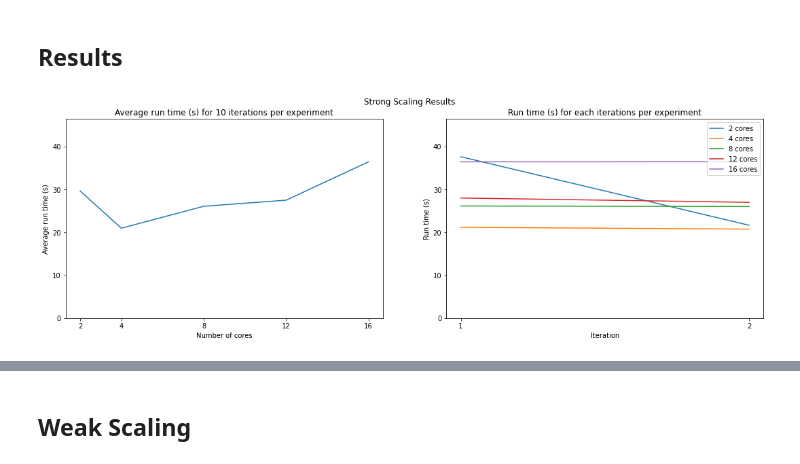
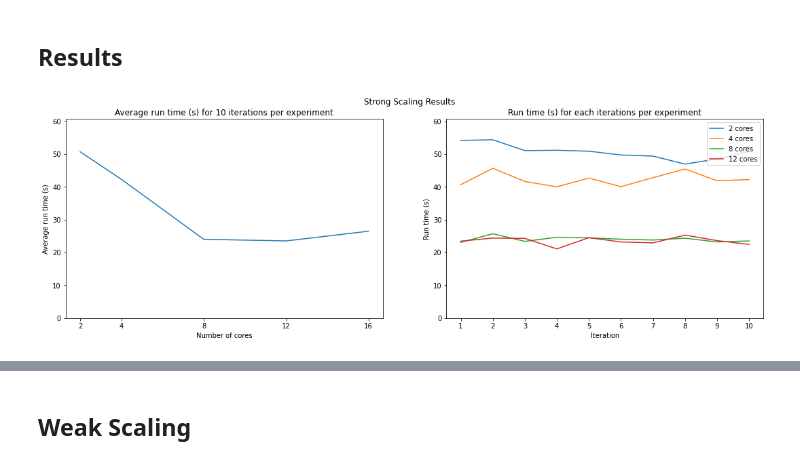
Before and after one commit to manelpk/DE1_Project, a Jupyter notebook: g16_experiments.ipynb, the cells around one changed output, grey strips where cells are left out. Saved outputs shown, nothing was run; the diff lists cells and outputs as text; code cells hidden in the pictures.

```diff
--- a/g16_experiments.ipynb
+++ b/g16_experiments.ipynb
@@ -17,8 +17,9 @@ def runExperiment(inputUri, outputUri, appName, numCores):
             .builder\
             .master('spark://192.168.2.25:7077') \
             .appName(appName)\
-            .config('spark.dynamicAllocation.enabled', True)\
-            .config('spark.dynamicAllocation.shuffleTracking.enabled',True)\
+            .config("spark.executor.cores", 2)\
+            .config("spark.executor.memory", "2g")\
+            .config("spark.executor.instances", 8)\
             .config('spark.shuffle.service.enabled', False)\
             .config('spark.dynamicAllocation.executorIdleTimeout','30s')\
             .config('spark.cores.max', numCores)\
@@ -28,7 +29,8 @@ def runExperiment(inputUri, outputUri, appName, numCores):
             .config('spark.mongodb.output.uri', outputUri)\
             .config('spark.jars.packages','org.mongodb.spark:mongo-spark-connector_2.12:2.4.2')\
             .getOrCreate()
-
+            # .config('spark.dynamicAllocation.enabled', True)\
+            # .config('spark.dynamicAllocation.shuffleTracking.enabled',True)\
     t = time.time()
     df = sparkSession.read.format('com.mongodb.spark.sql.DefaultSource').load()
     df = df.select('_id','year','loudness','tempo','artist_hotttnesss','beats_confidence','duration','artist_latitude','artist_longitude','key_confidence')
@@ -120,6 +132,7 @@ inputUri = 'mongodb://127.0.0.1/million_songs.songsOHalfM'
 outputUri = 'mongodb://127.0.0.1/million_songs.songsOHalfM'
 appName = '16 cores'
 numCores = 16
+numIterations = 1
 
 resultsStrong16 = [runExperiment(inputUri, outputUri, appName, numCores) for i in range(numIterations)]
 avgStrong16 = np.mean(resultsStrong16)
@@ -137,32 +148,32 @@ def printResults(results, labels, avgs, numIterations):
     fig.tight_layout()
     fig.subplots_adjust(left=None, bottom=None, right=None, top=None, wspace=0.2, hspace=0.3)
 
     xAxis = [int(re.sub("[^0-9]", "", cores)) for cores in labels]
     yAxis = [avg for avg in avgs]
 
     ax1.plot(xAxis,yAxis)
     ax1.set_title('Average run time (s) for 10 iterations per experiment')
     ax1.set_xticks(xAxis)
     ax1.set_ylim(0,np.max(yAxis)+10)
     ax1.set_xlabel('Number of cores')
     ax1.set_ylabel('Average run time (s)')
 
     xAxis = range(1,numIterations+1)
 
     for i, result in enumerate(results):
         ax2.plot(xAxis, result, label=labels[i])
 
     ax2.set_title('Run time (s) for each iterations per experiment')
     ax2.set_xticks(xAxis)
     ax2.set_ylim(0,np.max(yAxis)+10)
     plt.legend(loc="upper right")
     ax2.set_xlabel('Iteration')
     ax2.set_ylabel('Run time (s)')
 
     plt.show()
 
-printResults([resultsStrong2, resultsStrong4, resultsStrong8, resultsStrong12, resultsStrong16],
+printResults([resultsStrong2, resultsStrong4, resultsStrong8, resultsStrong12],
              ['2 cores', '4 cores', '8 cores', '12 cores', '16 cores'],
              [avgStrong2, avgStrong4, avgStrong8, avgStrong12, avgStrong16], numIterations)
 # %% [output]
-[figure, old version]
+[figure, new version]
```
Also changed, not shown: parts of 19 cells of this notebook, 1 other file.
